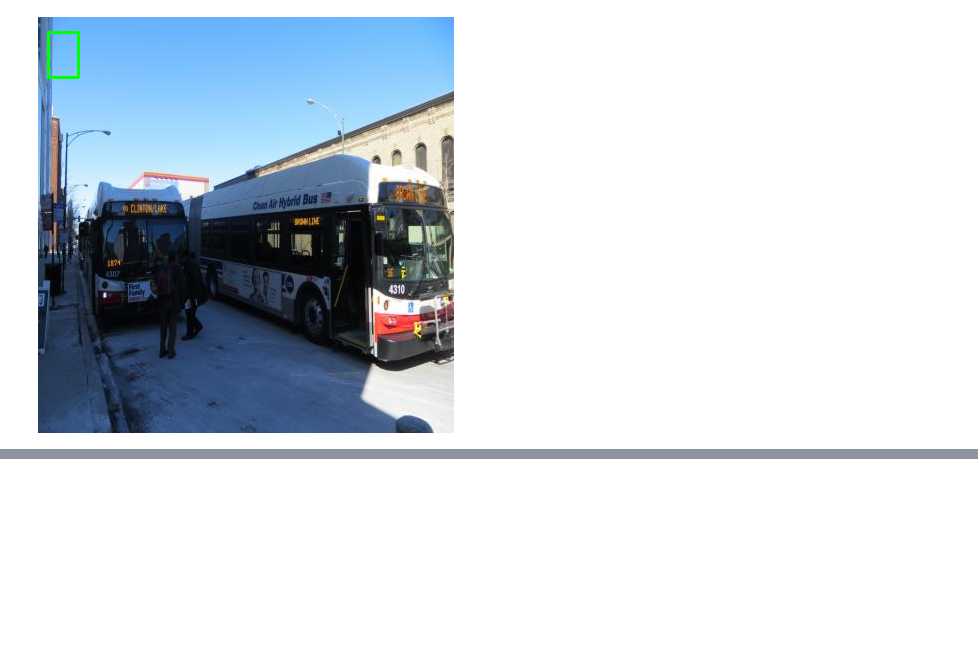
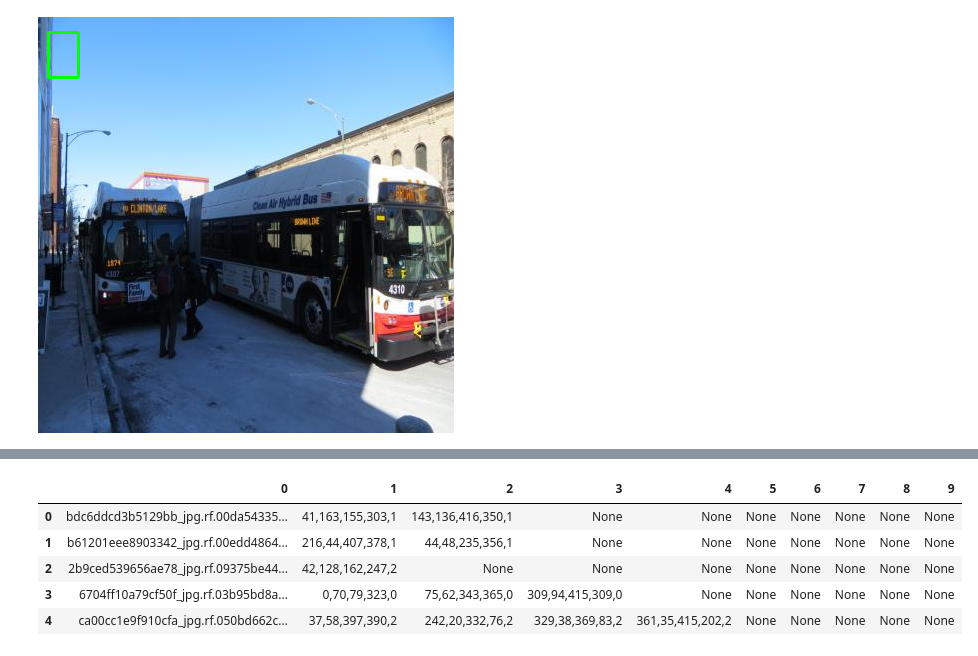
Before and after one commit to saadkarim165/ObjectDetectionProject, a Jupyter notebook: ObjectDetection_Project.ipynb, the cells around one changed output, grey strips where cells are left out. Drawn from its saved outputs; the diff is of its cells as text; code cells hidden in the pictures; blank space fills up the shorter version.

```diff
--- a/ObjectDetection_Project.ipynb
+++ b/ObjectDetection_Project.ipynb
@@ -202,0 +226,10 @@ cv2_imshow?
+# %%
+data= data[0].str.split(' ', expand=True)
+data.head()
+# %% [output]
+|  | 0 | 1 | 2 | 3 | 4 | 5 | 6 | 7 | 8 | 9 |
+| 0 | bdc6ddcd3b5129bb_jpg.rf.00da54335... | 41,163,155,303,1 | 143,136,416,350,1 | None | None | None | None | None | None | None |
+| 1 | b61201eee8903342_jpg.rf.00edd4864... | 216,44,407,378,1 | 44,48,235,356,1 | None | None | None | None | None | None | None |
+| 2 | 2b9ced539656ae78_jpg.rf.09375be44... | 42,128,162,247,2 | None | None | None | None | None | None | None | None |
+| 3 | 6704ff10a79cf50f_jpg.rf.03b95bd8a... | 0,70,79,323,0 | 75,62,343,365,0 | 309,94,415,309,0 | None | None | None | None | None | None |
+| 4 | ca00cc1e9f910cfa_jpg.rf.050bd662c... | 37,58,397,390,2 | 242,20,332,76,2 | 329,38,369,83,2 | 361,35,415,202,2 | None | None | None | None | None |
```
Also changed, not shown: parts of 15 cells of this notebook.
